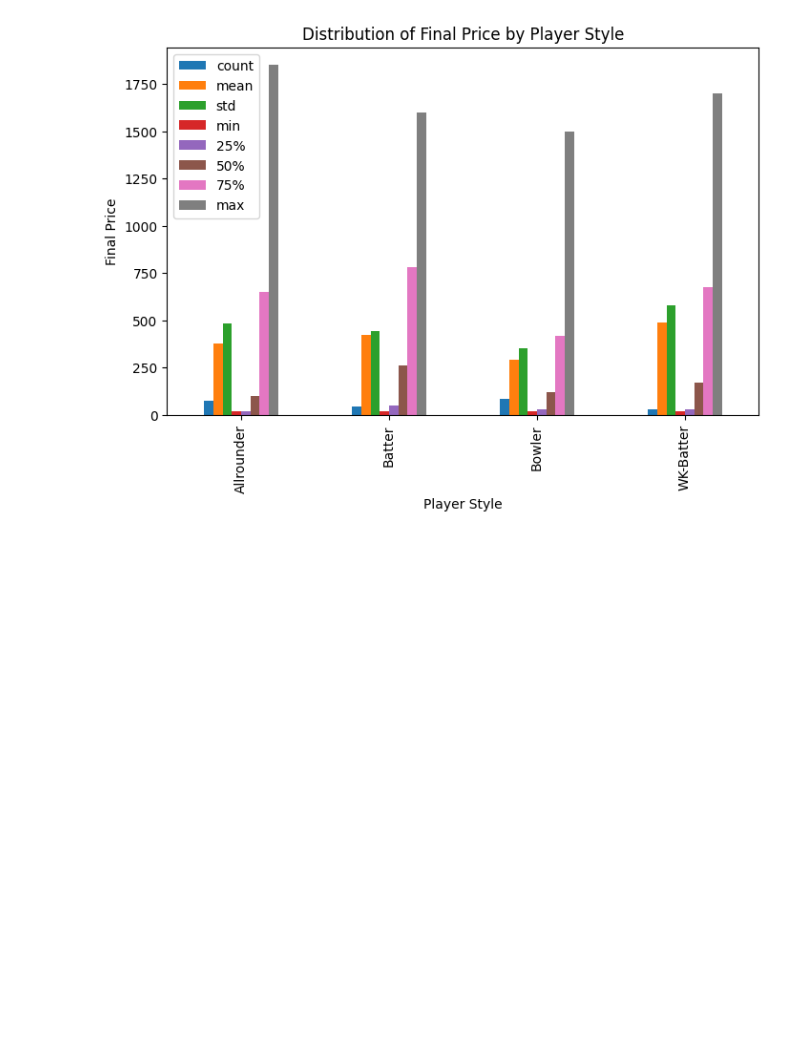
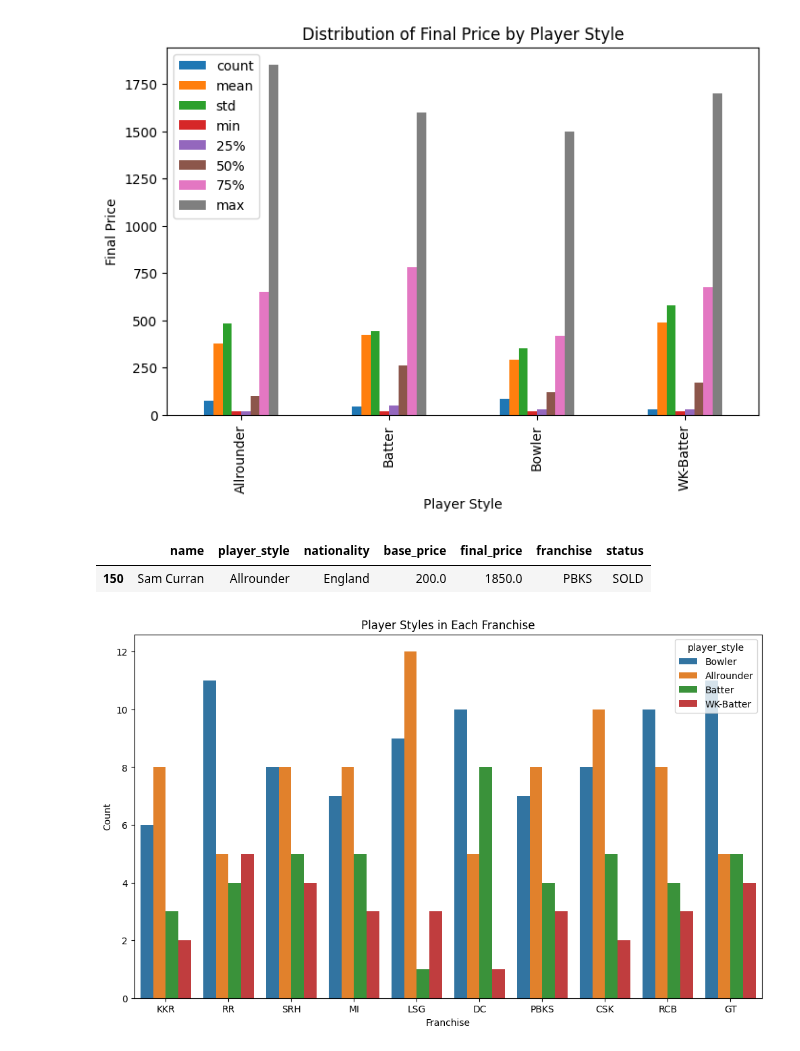
Before and after one commit to SanjilaGangaju/ExploratoryDataAnalysis_usingPython, a Jupyter notebook: IPL_Auction.ipynb, the cells around one changed output. Drawn from its saved outputs; the diff is of its cells as text; code cells hidden in the pictures; blank space fills up the shorter version.

Commit message:
analysis

```diff
--- a/IPL_Auction.ipynb
+++ b/IPL_Auction.ipynb
@@ -326,3 +326,19 @@ plt.title('Distribution of Final Price by Player Style')
 plt.show()
 # %% [output]
 [figure]
+# %%
+# Analysis :Who was costiliest allrounder player
+costliest_allrounder= df[df['final_price']==df['final_price'].max()]
+costliest_allrounder
+# %% [output]
+|  | name | player_style | nationality | base_price | final_price | franchise | status |
+| 150 | Sam Curran | Allrounder | England | 200.0 | 1850.0 | PBKS | SOLD |
+# %%
+plt.figure(figsize=(12,7))
+sns.countplot(data=df,x='franchise',hue='player_style')
+plt.xlabel('Franchise')
+plt.ylabel('Count')
+plt.title('Player Styles in Each Franchise')
+plt.show()
+# %% [output]
+[figure, added]
```
Also changed, not shown: parts of 3 cells of this notebook.
